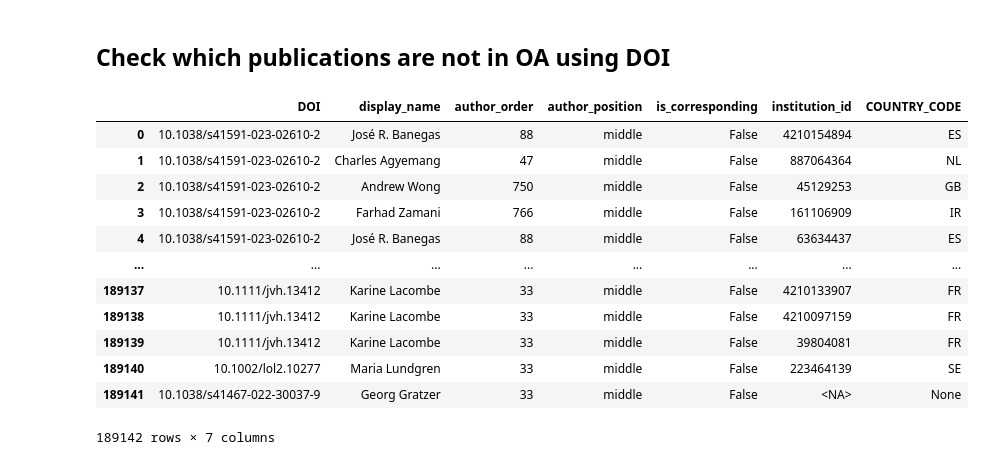
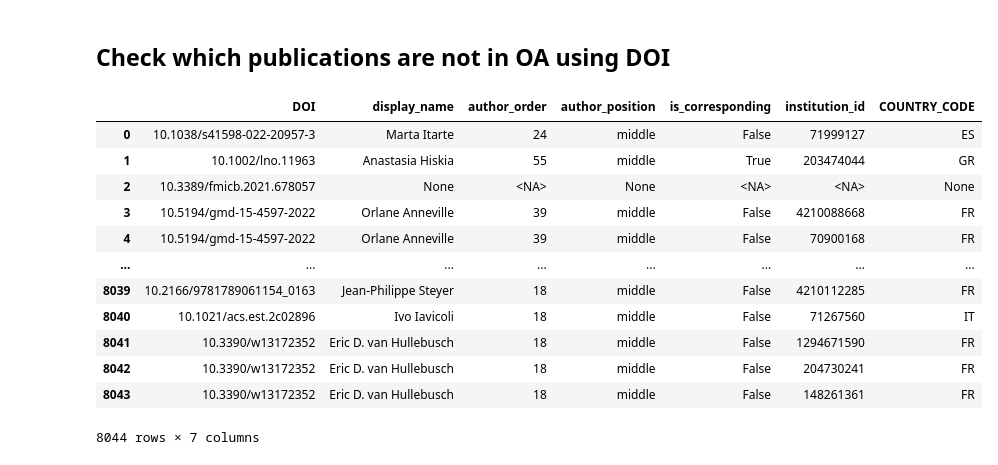
Before and after one commit to APVsiris/2025CERCA01, a Jupyter notebook: notebooks/0.0.3-apv-extractrawdata _2.ipynb, the cells around one changed output. Saved outputs shown, nothing was run; the diff lists cells and outputs as text; code cells hidden in the pictures.

```diff
--- a/notebooks/0.0.3-apv-extractrawdata _2.ipynb
+++ b/notebooks/0.0.3-apv-extractrawdata _2.ipynb
@@ -23,3 +25,11 @@ file_name = 'XX'
 # %%
-### ÉS UN PDF
-df_crm
+reader = PdfReader(file_path + 'BM_' + center_name + file_name + '.pdf')
+
+doi_pattern = r'10\.\d{4,9}/[\S]+'
+df_CRM = pd.DataFrame()
+for i, page in enumerate(reader.pages):
+    text = page.extract_text()
+    df_tmp = pd.DataFrame(re.findall(doi_pattern, text), columns = ['DOI'])
+    df_CRM = pd.concat((df_CRM, df_tmp), ignore_index = True)
+df_CRM['Center'] = 'CRM'
+df_CRM
@@ -27,7 +51,9 @@ df_crm
 ### ICRA
 # %%
 center_name = 'ICRA/'
-file_name = 'XXX'
+file_name = 'DOIS_ICRA'
 # %%
-### ÉS UN PDF
-df_icra
+df_ICRA = pd.read_csv(file_path + 'BM_' + center_name + file_name + '.csv')
+df_ICRA = df_ICRA[['ICRA']].dropna().rename(columns = {'ICRA' : 'DOI'})
+df_ICRA['Center'] = 'ICRA'
+df_ICRA
@@ -56,5 +78,5 @@ df_ctfc
 # %%
-df_centers = pd.concat([df_crm, df_icra, df_ctfc], ignore_index = True)
+df_centers = pd.concat([df_CRM, df_ICRA], ignore_index = True)
 df_centers.to_csv('../data/processed/CERCA_5_Bibliometria_SIRIS_segonaentrega.csv', index = False)
 df_centers
 # %% [output]
@@ -86,39 +108,39 @@ def bg_query(query):
     df = client.query(query)
     return df.to_dataframe()
 # %%
-in_query = str(tuple(df_centers.DOI.tolist()))
+in_query = str(tuple(df_centers.DOI.str.lower().tolist())) # IMPORTANT TO LOWER THEM!
 in_query = in_query.replace(',)', ')')
 
 sql = f"""SELECT ww.DOI,
        a.display_name,
        wa.author_order,
        wa.author_position,
        wa.is_corresponding,
        wins.ID AS institution_id,
        wins.COUNTRY_CODE
       FROM `{PROJECT_ID}.{DATASET_ID}.works` ww
       LEFT JOIN `{PROJECT_ID}.{DATASET_ID}.works_authorships` wa ON wa.WORK_ID = ww.ID
       LEFT JOIN `{PROJECT_ID}.{DATASET_ID}.institutions` wins ON wins.ID = wa.INSTITUTION_ID
       LEFT JOIN `{PROJECT_ID}.{DATASET_ID}.authors` a ON a.ID = wa.author_id
       WHERE ww.DOI IN {in_query}
       """
 
 df_OA = bg_query(sql).dropna(subset = 'DOI').reset_index(drop = True)
 df_OA
 # %% [output]
 |  | DOI | display_name | author_order | author_position | is_corresponding | institution_id | COUNTRY_CODE |
-| 0 | 10.1038/s41591-023-02610-2 | José R. Banegas | 88 | middle | False | 4210154894 | ES |
-| 1 | 10.1038/s41591-023-02610-2 | Charles Agyemang | 47 | middle | False | 887064364 | NL |
-| 2 | 10.1038/s41591-023-02610-2 | Andrew Wong | 750 | middle | False | 45129253 | GB |
-| 3 | 10.1038/s41591-023-02610-2 | Farhad Zamani | 766 | middle | False | 161106909 | IR |
-| 4 | 10.1038/s41591-023-02610-2 | José R. Banegas | 88 | middle | False | 63634437 | ES |
+| 0 | 10.1038/s41598-022-20957-3 | Marta Itarte | 24 | middle | False | 71999127 | ES |
+| 1 | 10.1002/lno.11963 | Anastasia Hiskia | 55 | middle | True | 203474044 | GR |
+| 2 | 10.3389/fmicb.2021.678057 | None | <NA> | None | <NA> | <NA> | None |
+| 3 | 10.5194/gmd-15-4597-2022 | Orlane Anneville | 39 | middle | False | 4210088668 | FR |
+| 4 | 10.5194/gmd-15-4597-2022 | Orlane Anneville | 39 | middle | False | 70900168 | FR |
 | ... | ... | ... | ... | ... | ... | ... | ... |
-| 189137 | 10.1111/jvh.13412 | Karine Lacombe | 33 | middle | False | 4210133907 | FR |
-| 189138 | 10.1111/jvh.13412 | Karine Lacombe | 33 | middle | False | 4210097159 | FR |
-| 189139 | 10.1111/jvh.13412 | Karine Lacombe | 33 | middle | False | 39804081 | FR |
-| 189140 | 10.1002/lol2.10277 | Maria Lundgren | 33 | middle | False | 223464139 | SE |
-| 189141 | 10.1038/s41467-022-30037-9 | Georg Gratzer | 33 | middle | False | <NA> | None |
+| 8039 | 10.2166/9781789061154_0163 | Jean‐Philippe Steyer | 18 | middle | False | 4210112285 | FR |
+| 8040 | 10.1021/acs.est.2c02896 | Ivo Iavicoli | 18 | middle | False | 71267560 | IT |
+| 8041 | 10.3390/w13172352 | Eric D. van Hullebusch | 18 | middle | False | 1294671590 | FR |
+| 8042 | 10.3390/w13172352 | Eric D. van Hullebusch | 18 | middle | False | 204730241 | FR |
+| 8043 | 10.3390/w13172352 | Eric D. van Hullebusch | 18 | middle | False | 148261361 | FR |
-189142 rows × 7 columns
+8044 rows × 7 columns
 # %%
 (df_OA.DOI.nunique()) / df_centers.DOI.nunique()
 # %% [output]
```
Also changed, not shown: parts of 35 cells of this notebook, 14 other files.
